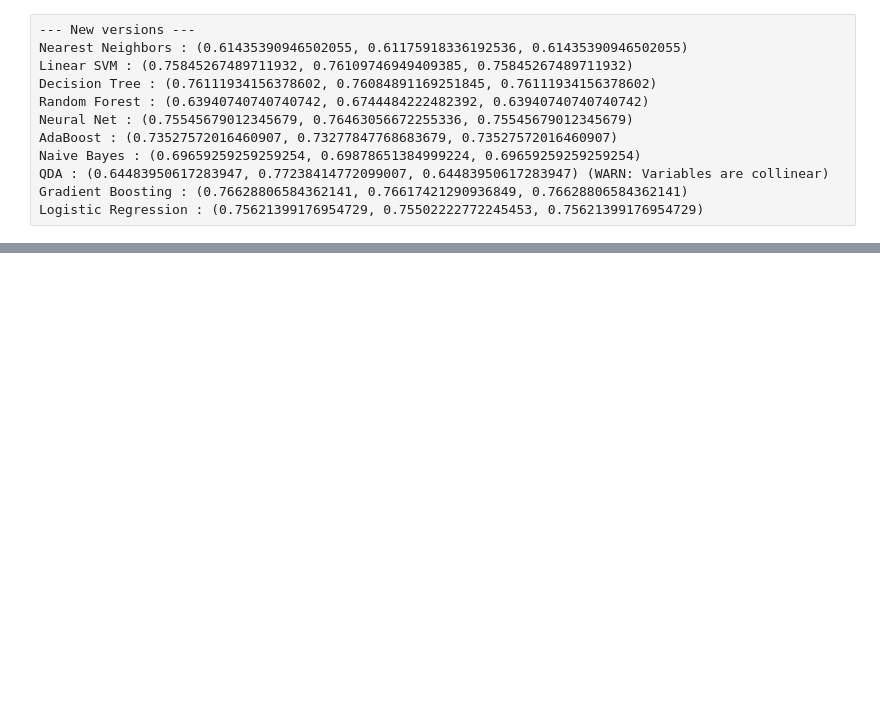
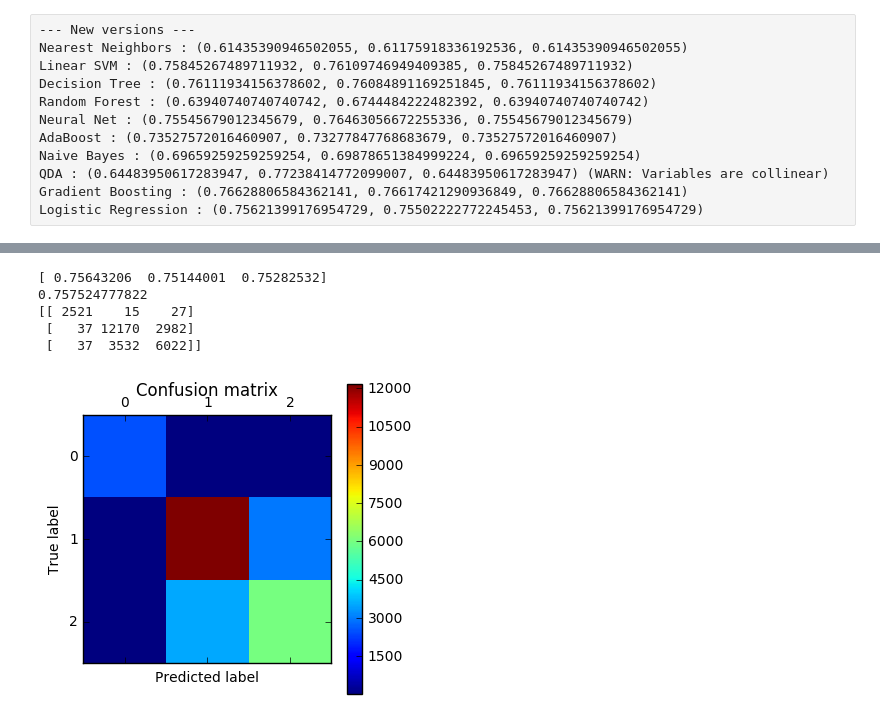
Before and after one commit to zreyn/nfl, a Jupyter notebook: notebooks/nfl-modeling.ipynb, the cells around one changed output, grey strips where cells are left out. Saved outputs shown, nothing was run; the diff lists cells and outputs as text; code cells hidden in the pictures; blank space fills up the shorter version.

```diff
--- a/notebooks/nfl-modeling.ipynb
+++ b/notebooks/nfl-modeling.ipynb
@@ -699,0 +749,25 @@ Logistic Regression : (0.75621399176954729, 0.75502222772245453, 0.7562139917695
+# %%
+columns_to_keep = [
+    'QUARTER',
+    'MINUTE',
+    'SECOND',
+    'DOWN',
+    'TOGO',
+    'YARDLINE',
+    'SCORINGMARGIN',
+    'ISTURF',
+    #'UNDERROOF',
+    #'ISATHOME',
+    #'TEMPERATURE',
+    #'HUMIDITY',
+    #'WINDSPEED',
+    'PLAY']
+# %%
+train_and_evaluate(columns_to_keep)
+# %% [output]
+[ 0.75643206  0.75144001  0.75282532]
+0.757524777822
+[[ 2521    15    27]
+ [   37 12170  2982]
+ [   37  3532  6022]]
+[figure, added]
```
Also changed, not shown: parts of 54 cells of this notebook, 7 other files.
